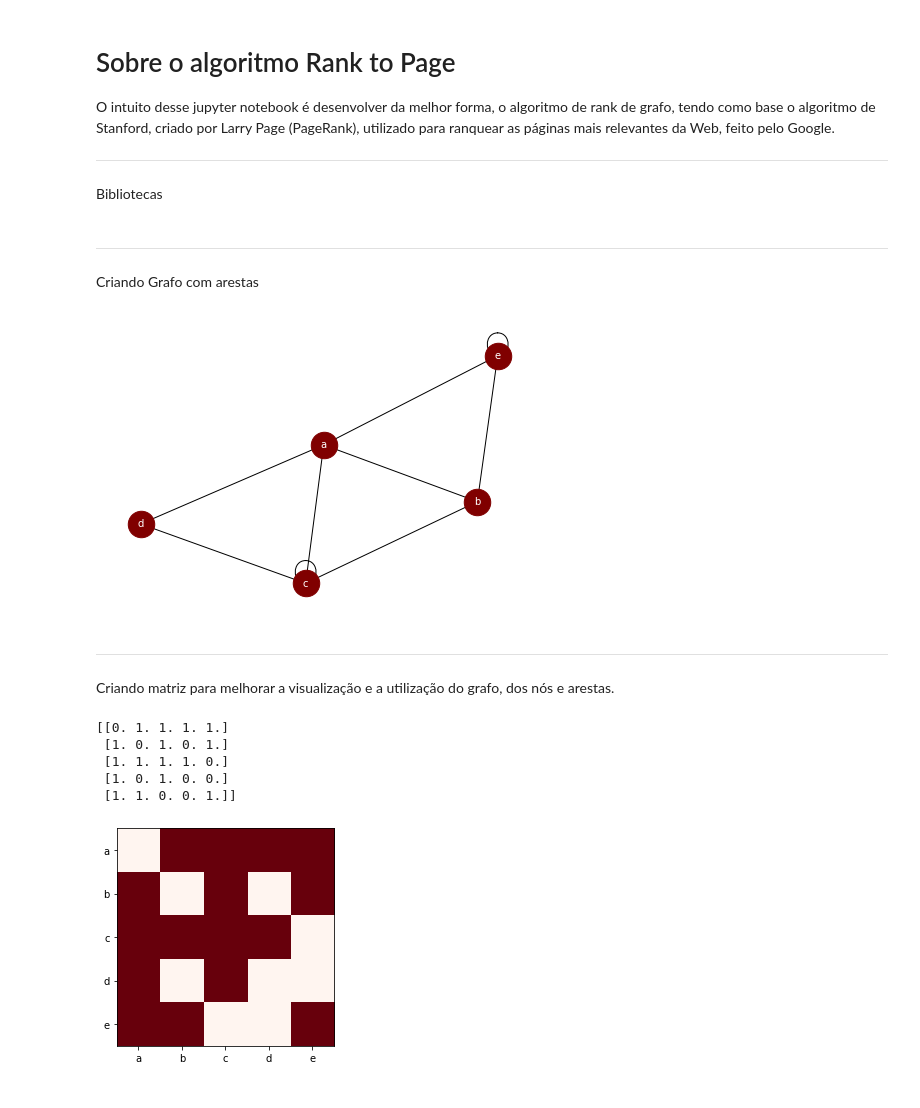
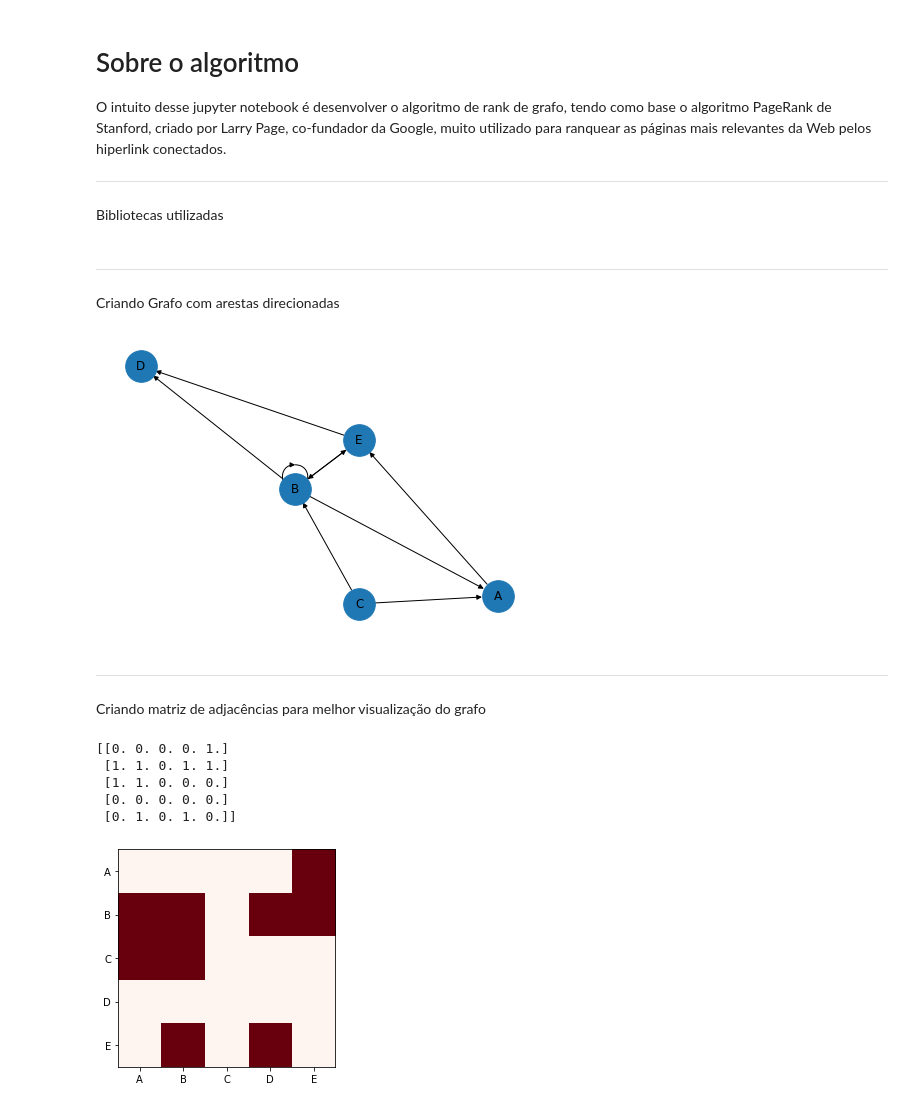
Before and after one commit to andrerochasouza/Rank_to_Page_Algorithm, a Jupyter notebook: rank_to_graph.ipynb, the cells around one changed output. Saved outputs shown, nothing was run; the diff lists cells and outputs as text; code cells hidden in the pictures.

Commit message:
att readme and notebook

```diff
--- a/rank_to_graph.ipynb
+++ b/rank_to_graph.ipynb
@@ -1,9 +1,9 @@
 # %% [markdown]
-# Sobre o algoritmo Rank to Page
+# Sobre o algoritmo
 
-O intuito desse jupyter notebook é desenvolver da melhor forma, o algoritmo de rank de grafo, tendo como base o algoritmo de Stanford, criado por Larry Page (PageRank), utilizado para ranquear as páginas mais relevantes da Web, feito pelo Google.
+O intuito desse jupyter notebook é desenvolver o algoritmo de rank de grafo, tendo como base o algoritmo PageRank de Stanford, criado por Larry Page, co-fundador da Google, muito utilizado para ranquear as páginas mais relevantes da Web pelos hiperlink conectados.
 
 ----------------
-Bibliotecas
+Bibliotecas utilizadas
 # %%
 import numpy as np
@@ -12,29 +13,27 @@ import matplotlib.pyplot as plt
 # %% [markdown]
 -----------------------
-Criando Grafo com arestas
+Criando Grafo com arestas direcionadas
 # %%
-def novo_grafo(nos, arestas):
-        G = nx.Graph()
-        for i in range(nos):
-                G.add_node(chr(ord('a') + i))
+def create_graph(nodes, edges):
+    G = nx. DiGraph()
+    for i in range(nodes):
+        G.add_node(chr(i+65))
 
-        for i in range(arestas):
-                nos_1 = np.random.randint(nos)
-                nos_2 = np.random.randint(nos)
+    for i in range(edges):
+        G.add_edge(chr(random.randint(65, nodes+64)), chr(random.randint(65, nodes+64)))
 
-                G.add_edge(chr(ord('a') + nos_1), chr(ord('a') + nos_2))
-        return G
+    return G
 
-G = novo_grafo(5, 15)
+G = create_graph(5, 10)
 
 pos = nx.spring_layout(G)
-nx.draw(G, pos, with_labels=True, node_size=700, node_color='#800000',
-        edge_color='black', font_size=10, font_color='white')
+nx.draw(G, pos, with_labels=True, node_size=1000)
+plt.show()
 # %% [output]
-[figure, old version]
+[figure, new version]
 # %% [markdown]
 ----------------
-Criando matriz para melhorar a visualização e a utilização do grafo, dos nós e arestas.
+Criando matriz de adjacências para melhor visualização do grafo
 # %%
 matriz = nx.to_numpy_matrix(G)
 for i in range(len(matriz)):
@@ -50,11 +49,11 @@ plt.xticks(range(len(matriz)), list(G.nodes()))
 plt.yticks(range(len(matriz)), list(G.nodes()))
 plt.show()
 # %% [output]
-[[0. 1. 1. 1. 1.]
- [1. 0. 1. 0. 1.]
- [1. 1. 1. 1. 0.]
- [1. 0. 1. 0. 0.]
- [1. 1. 0. 0. 1.]]
+[[0. 0. 0. 0. 1.]
+ [1. 1. 0. 1. 1.]
+ [1. 1. 0. 0. 0.]
+ [0. 0. 0. 0. 0.]
+ [0. 1. 0. 1. 0.]]
-[figure, old version]
+[figure, new version]
 # %% [markdown]
 ----------------
```
Also changed, not shown: parts of 5 cells of this notebook, 1 other file.
